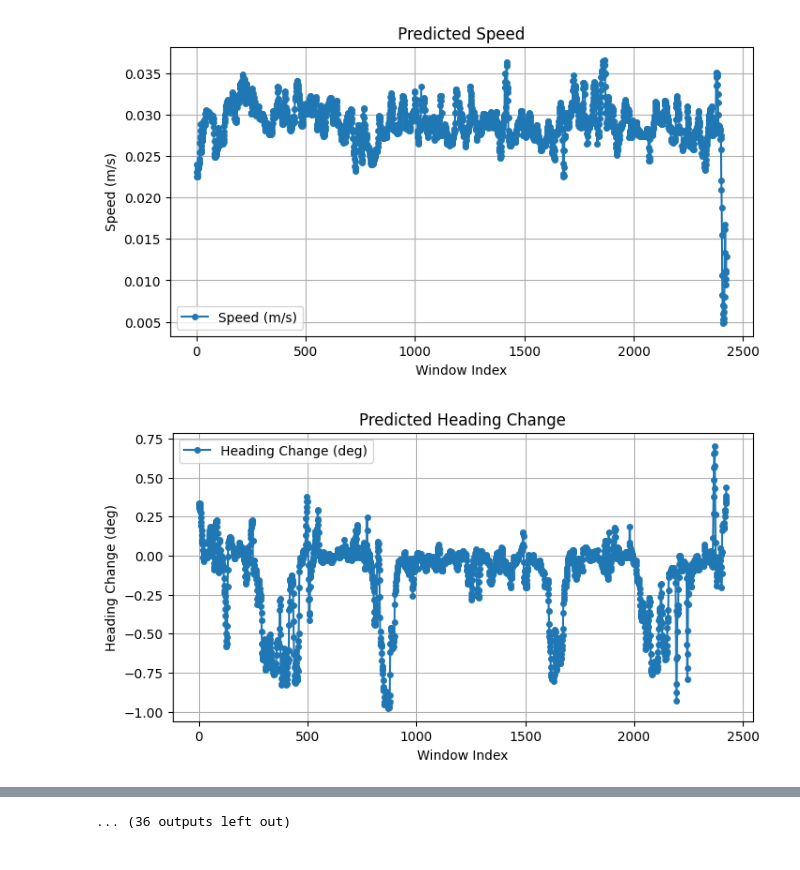
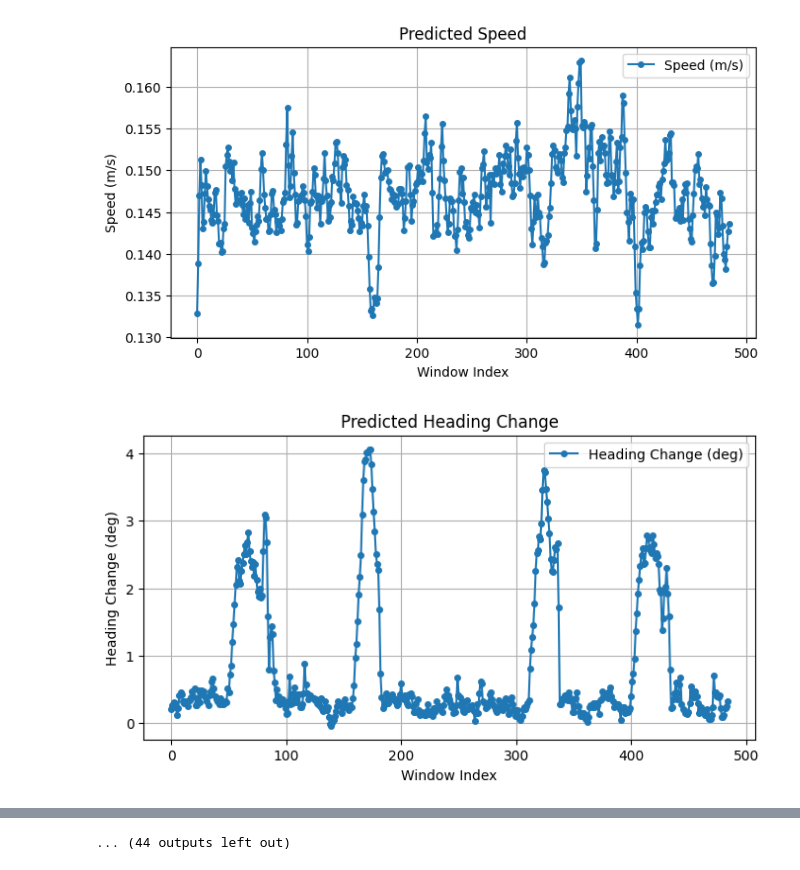
Before and after one commit to GitBosung/AI-PDR_GPS-GT, a Jupyter notebook: predict_path.ipynb, the cells around one changed output, grey strips where cells are left out. Drawn from its saved outputs; the diff is of its cells as text; code cells hidden in the pictures.

```diff
--- a/predict_path.ipynb
+++ b/predict_path.ipynb
@@ -20,7 +20,7 @@ def main():
     BASE_DIR = os.getcwd()
 
     # 저장된 모델과 스케일러 경로 설정
-    model_path = os.path.join(BASE_DIR, 'saved_models', 'model_20250508_165833.h5')
+    model_path = os.path.join(BASE_DIR, 'saved_models', 'model_20250513_200038.h5')
     #scaler_path = os.path.join(BASE_DIR, 'saved_models', 'scalers_20250508_165833.joblib')
 
     if not os.path.exists(model_path):
@@ -71,6 +71,7 @@ def main():
         os.path.join(BASE_DIR, 'data', 'test_data', '3f_looking04.csv'),
         os.path.join(BASE_DIR, 'data', 'test_data', '3f_looking5_01.csv'),
         os.path.join(BASE_DIR, 'data', 'test_data', '3f_looking5_02.csv'),
+        os.path.join(BASE_DIR, 'data', 'test_data', '5f_4f_test1.csv'),
         os.path.join(BASE_DIR, 'data', 'learn_data', 'Soccer_looking5m_01.csv'),
         # os.path.join(BASE_DIR, 'data', 'test_data', '3f_swing01.csv'),
         # os.path.join(BASE_DIR, 'data', 'test_data', '3f_swing02.csv'),
@@ -113,2 +114,2 @@ if __name__ == '__main__':
-[figure, old version]
+[figure, new version]
-[figure, old version]
+[figure, new version]
@@ -116 +117 @@ if __name__ == '__main__':
-... (36 outputs left out)
+... (44 outputs left out)
```
Also changed, not shown: parts of 1 cell of this notebook, 9 other files.
